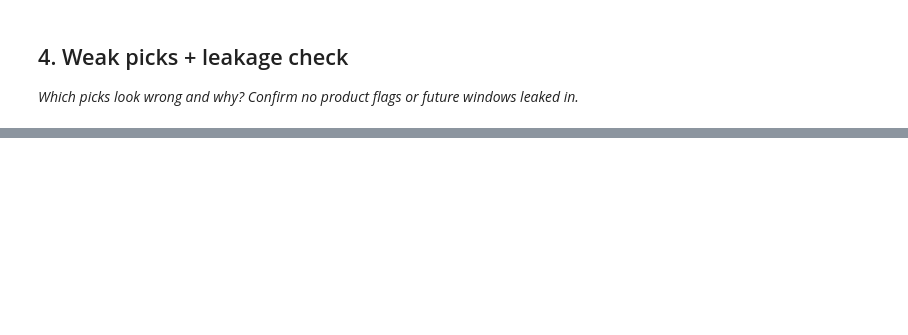
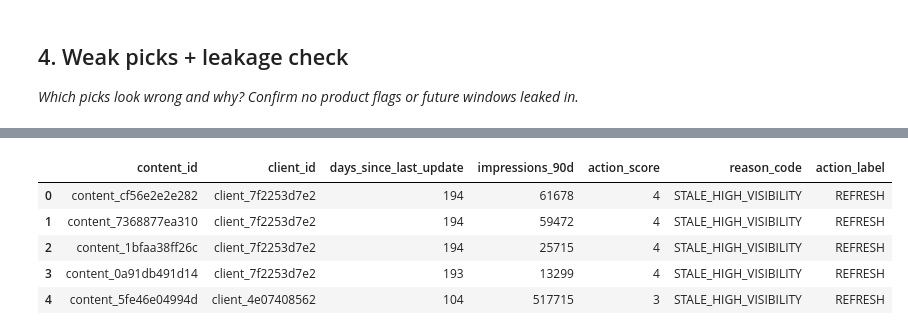
Before and after one commit to Priyaa1904/Flyrank-ML-Internship-Starter, a Jupyter notebook: work/notebooks/w04_baseline_score.ipynb, the cells around one changed output, grey strips where cells are left out. Cells and saved outputs as stored; diff of their text form; code cells hidden in the pictures; blank space fills up the shorter version.

```diff
--- a/work/notebooks/w04_baseline_score.ipynb
+++ b/work/notebooks/w04_baseline_score.ipynb
@@ -36,0 +349,25 @@ This skeleton is yours to fill. Work the sections **in order** — each one has
+# %%
+# Show high-scoring pages that may illustrate weaknesses of the rule
+
+weak_picks = baseline_queue[
+    (baseline_queue["action_score"] >= 3)
+].head(5).copy()
+
+weak_picks[
+    [
+        "content_id",
+        "client_id",
+        "days_since_last_update",
+        "impressions_90d",
+        "action_score",
+        "reason_code",
+        "action_label"
+    ]
+]
+# %% [output]
+|  | content_id | client_id | days_since_last_update | impressions_90d | action_score | reason_code | action_label |
+| 0 | content_cf56e2e2e282 | client_7f2253d7e2 | 194 | 61678 | 4 | STALE_HIGH_VISIBILITY | REFRESH |
+| 1 | content_7368877ea310 | client_7f2253d7e2 | 194 | 59472 | 4 | STALE_HIGH_VISIBILITY | REFRESH |
+| 2 | content_1bfaa38ff26c | client_7f2253d7e2 | 194 | 25715 | 4 | STALE_HIGH_VISIBILITY | REFRESH |
+| 3 | content_0a91db491d14 | client_7f2253d7e2 | 193 | 13299 | 4 | STALE_HIGH_VISIBILITY | REFRESH |
+| 4 | content_5fe46e04994d | client_4e07408562 | 104 | 517715 | 3 | STALE_HIGH_VISIBILITY | REFRESH |
```
Also changed, not shown: parts of 16 cells of this notebook.
